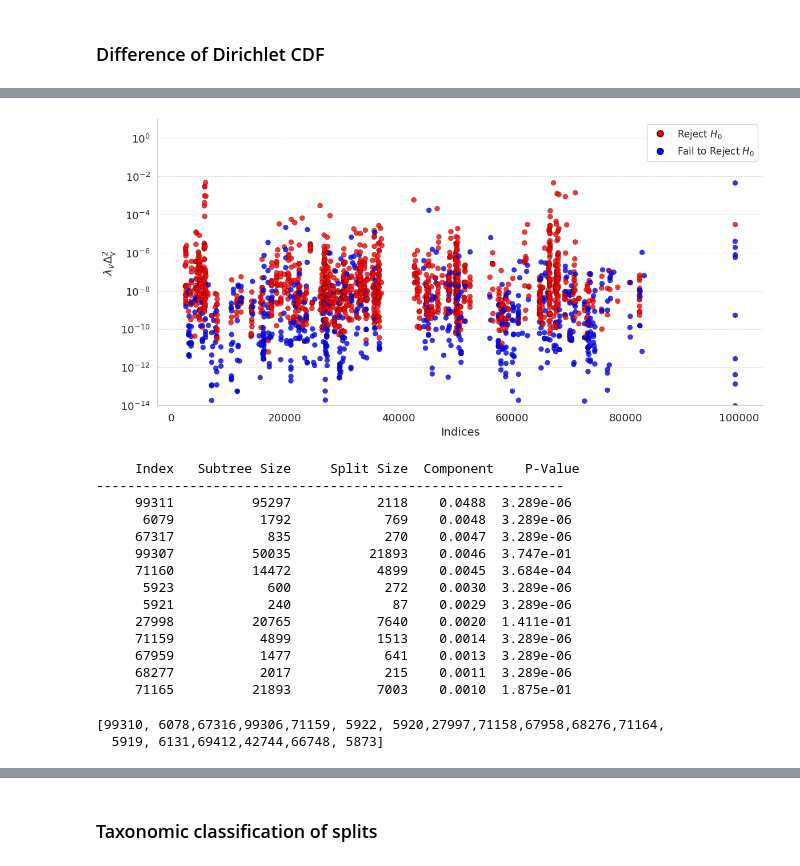
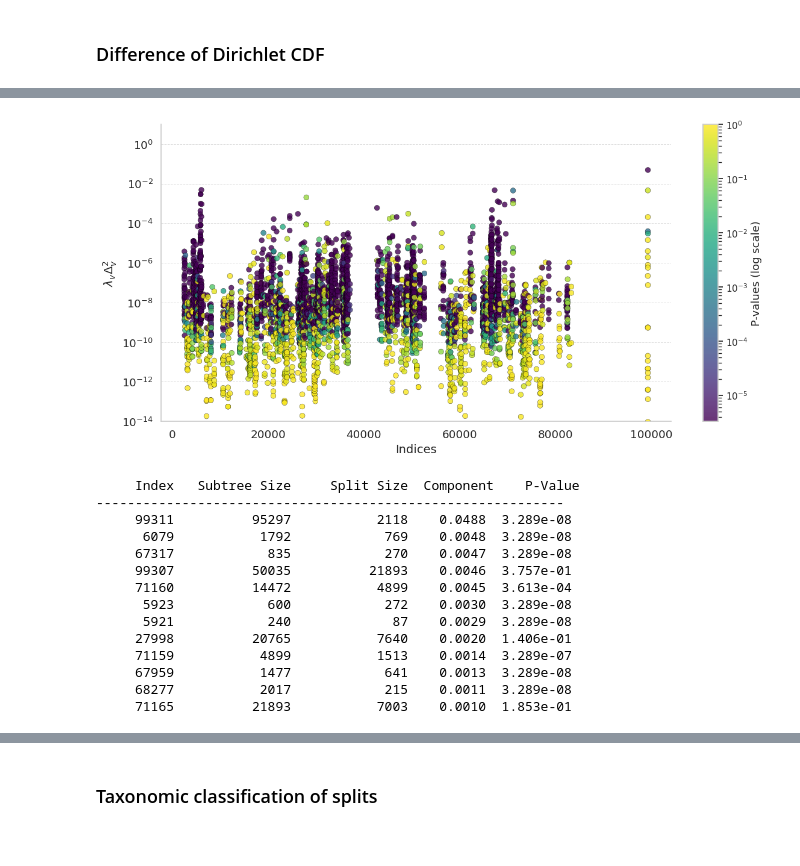
Before and after one commit to spsvihla/pcms, a Jupyter notebook: notebooks/haar_like_wavelets_level_of_significance.ipynb, the cells around one changed output, grey strips where cells are left out. Drawn from its saved outputs; the diff is of its cells as text; code cells hidden in the pictures.

```diff
--- a/notebooks/haar_like_wavelets_level_of_significance.ipynb
+++ b/notebooks/haar_like_wavelets_level_of_significance.ipynb
@@ -163,7 +160,8 @@ print(gn_table_df)
 
 [1705 rows x 20 columns]
 # %%
-filtered_df = gn_table_df.loc[(gn_table_df['1200.GN01P'] != 0) | (gn_table_df['1200.GN09P'] != 0), ['1200.GN01P', '1200.GN09P']]
+filtered_df = gn_table_df.loc[(gn_table_df['1200.GN01P.o'] != 0) | (gn_table_df['1200.GN09P.o'] != 0), ['1200.GN01P.o', '1200.GN09P.o']]
+filtered_df['Leaf Index'] = gn_table_df['Leaf Index']
 # %%
 filtered_df
 # %% [output]
@@ -187,9 +204,9 @@ Q, S = pcms.haar.sparsify(tree)
 # %%
-a_s = gn_table_df['1200.GN09P.o']
-b_s = gn_table_df['1200.GN01P.o']
+a_s = filtered_df['1200.GN09P.o']
+b_s = filtered_df['1200.GN01P.o']
 
-indices = gn_table_df['Leaf Index'].values
-n_leaves = tree.find_leaves().size
+indices = filtered_df['Leaf Index'].values
+n_leaves = tree.find_n_leaves()
 
 a_vals = a_s.values
 a = np.zeros((n_leaves,))
@@ -562,53 +536,48 @@ sns.set(style="whitegrid", font_scale=1.2)
 
 fig, ax = plt.subplots(figsize=(12, 6))
 
-# Map do_reject_dod to binary colors: True → red, False → blue
-colors = np.where(do_reject_dod, 'red', 'blue')
+idx = np.where(dh_comps)[0]
+colors = pvals_dod
+y = dh_comps[idx]
+x = idx
 
-y = dh_comps[mask]
-x = mask
-
-# Scatter plot with edge color for clarity
+# Scatter plot with log-scaled color mapping
 scatter = ax.scatter(
     x, y,
     c=colors,
+    cmap='viridis',
+    norm=LogNorm(vmin=np.min(colors[colors > 0]), vmax=np.max(colors)),  # avoid log(0)
     s=40,
     alpha=0.8,
     edgecolors='black',
     linewidth=0.3,
     zorder=3
 )
 
 # Log scale for y-axis
 ax.set_yscale('log')
 ax.set_ylim([1e-14, 1e1])
 
-# Custom legend with edge color to match scatter
-legend_elements = [
-    Line2D([0], [0], marker='o', color='w',
-           label=r'Reject $H_0$', markerfacecolor='red',
-           markeredgecolor='black', markersize=8),
-    Line2D([0], [0], marker='o', color='w',
-           label=r'Fail to Reject $H_0$', markerfacecolor='blue',
-           markeredgecolor='black', markersize=8)
-]
-ax.legend(handles=legend_elements, frameon=True, fontsize=12)
+# Colorbar
+cbar = plt.colorbar(scatter, ax=ax)
+cbar.set_label('P-values (log scale)', fontsize=13)
+cbar.ax.tick_params(labelsize=11)
 
 # Labels
 ax.set_xlabel('Indices', fontsize=14)
 ax.set_ylabel(r'$\lambda_v \Delta_v^2$', fontsize=14)
 
 # Grid: y-axis only
 ax.yaxis.grid(True, linestyle='--', linewidth=0.7, alpha=0.7)
 ax.xaxis.grid(False)
 
 # Clean up plot spines
 sns.despine()
 
 plt.tight_layout()
 plt.show()
 # %% [output]
-[figure, old version]
+[figure, new version]
 # %%
 N = 12
 
@@ -617,11 +586,8 @@ print("-" * 60)
 
 sort_idx = np.argsort(dh_comps)[::-1]
 
-eps = 0.005
+eps = 0.0005
 delta = 0.001
-
-intr_nodes = tree.find_interior_nodes()
-subtree_sizes = tree.get_subtree_size()
 
 n_samples = np.ceil(1.0 / (2 * eps**2) * np.log(2 / delta))
 
@@ -656,20 +622,15 @@ for rank in range(N):
 # %% [output]
      Index   Subtree Size     Split Size  Component    P-Value
 ------------------------------------------------------------
-     99311          95297           2118    0.0488  3.289e-06
-      6079           1792            769    0.0048  3.289e-06
-     67317            835            270    0.0047  3.289e-06
-     99307          50035          21893    0.0046  3.747e-01
-     71160          14472           4899    0.0045  3.684e-04
-      5923            600            272    0.0030  3.289e-06
-      5921            240             87    0.0029  3.289e-06
-     27998          20765           7640    0.0020  1.411e-01
-     71159           4899           1513    0.0014  3.289e-06
-     67959           1477            641    0.0013  3.289e-06
-     68277           2017            215    0.0011  3.289e-06
-     71165          21893           7003    0.0010  1.875e-01
+     99311          95297           2118    0.0488  3.289e-08
+      6079           1792            769    0.0048  3.289e-08
+     67317            835            270    0.0047  3.289e-08
+     99307          50035          21893    0.0046  3.757e-01
+     71160          14472           4899    0.0045  3.613e-04
+      5923            600            272    0.0030  3.289e-08
+      5921            240             87    0.0029  3.289e-08
+     27998          20765           7640    0.0020  1.406e-01
+     71159           4899           1513    0.0014  3.289e-07
+     67959           1477            641    0.0013  3.289e-08
+     68277           2017            215    0.0011  3.289e-08
+     71165          21893           7003    0.0010  1.853e-01
-# %%
-print(np.array2string(sort_idx[:N], separator=','))
-# %% [output]
-[99310, 6078,67316,99306,71159, 5922, 5920,27997,71158,67958,68276,71164,
-  5919, 6131,69412,42744,66748, 5873]
```
Also changed, not shown: parts of 28 cells of this notebook.
